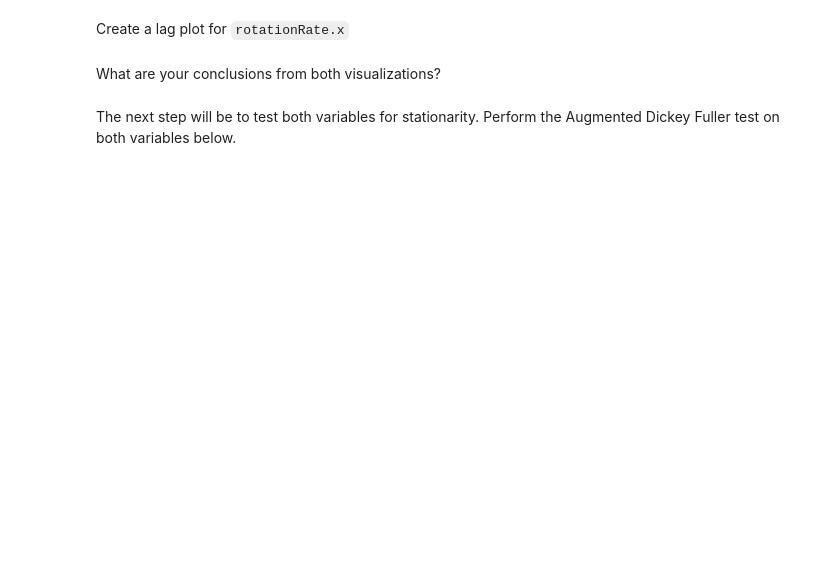
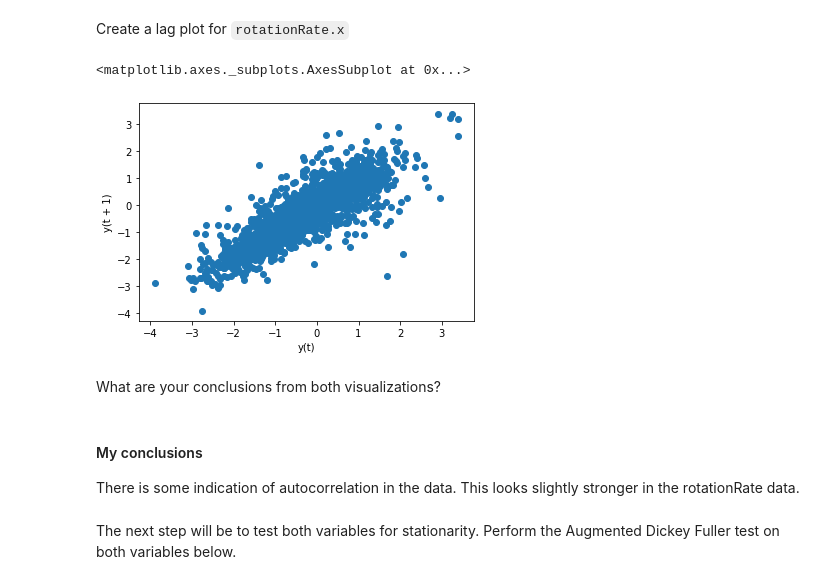
Before and after one commit to FergusCuthill/dataV2-labs, a Jupyter notebook: module-2/lab-time-series/your-code/main.ipynb, the cells around one changed output. Cells and saved outputs as stored; diff of their text form; code cells hidden in the pictures; blank space fills up the shorter version.

```diff
--- a/module-2/lab-time-series/your-code/main.ipynb
+++ b/module-2/lab-time-series/your-code/main.ipynb
@@ -97,5 +104,9 @@ To model our data, we should look at a few assumptions. First, let's plot the `l
 Create a lag plot for `rotationRate.x`
 # %%
 # Your code here:
+pd.plotting.lag_plot(sensor["rotationRate.x"])
+# %% [output]
+<matplotlib.axes._subplots.AxesSubplot at 0x...>
+[figure, added]
 # %% [markdown]
 What are your conclusions from both visualizations?
@@ -104,2 +113,6 @@ What are your conclusions from both visualizations?
+# %% [markdown]
+#### My conclusions
+
+There is some indication of autocorrelation in the data. This looks slightly stronger in the rotationRate data.
 # %% [markdown]
 The next step will be to test both variables for stationarity. Perform the Augmented Dickey Fuller test on both variables below.
```
Also changed, not shown: parts of 12 cells of this notebook.
